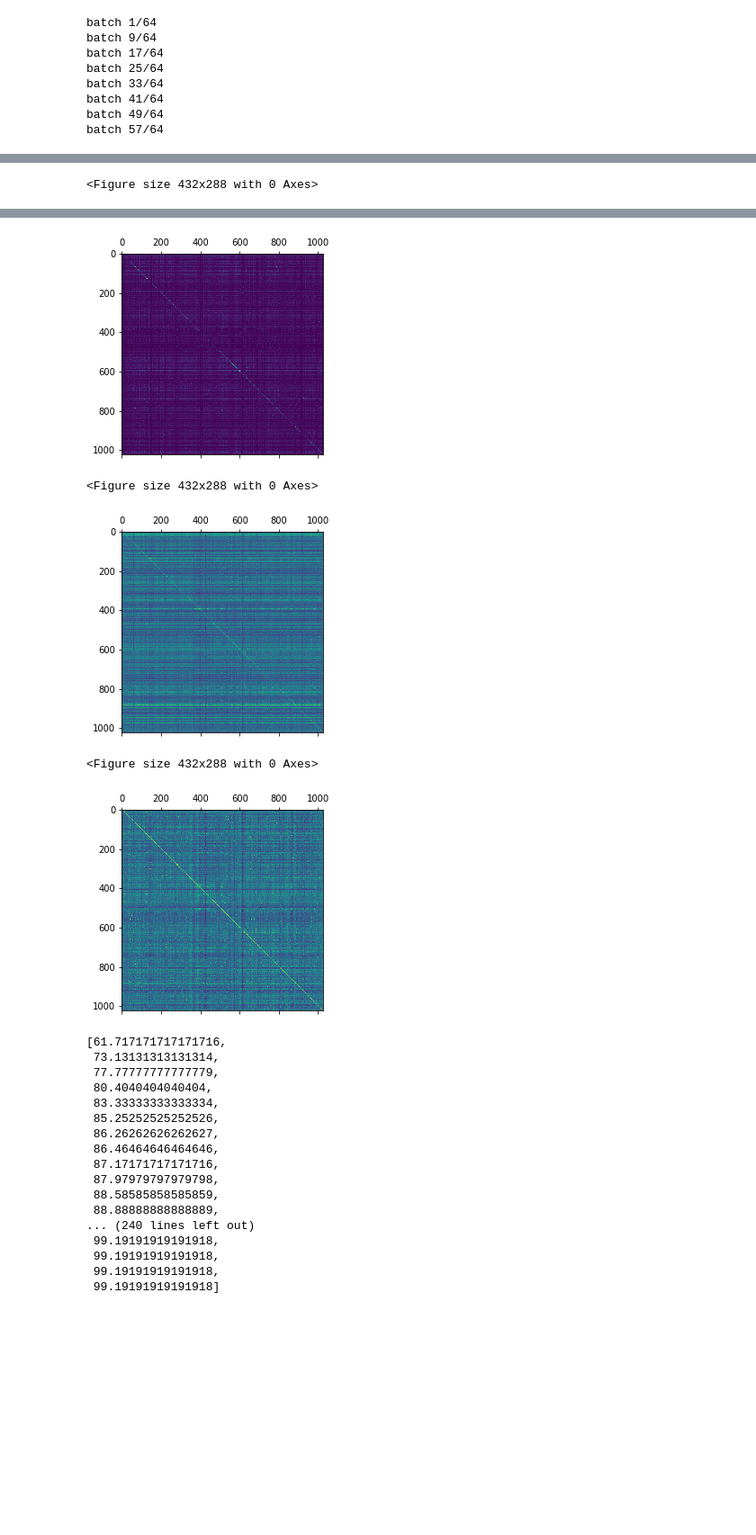
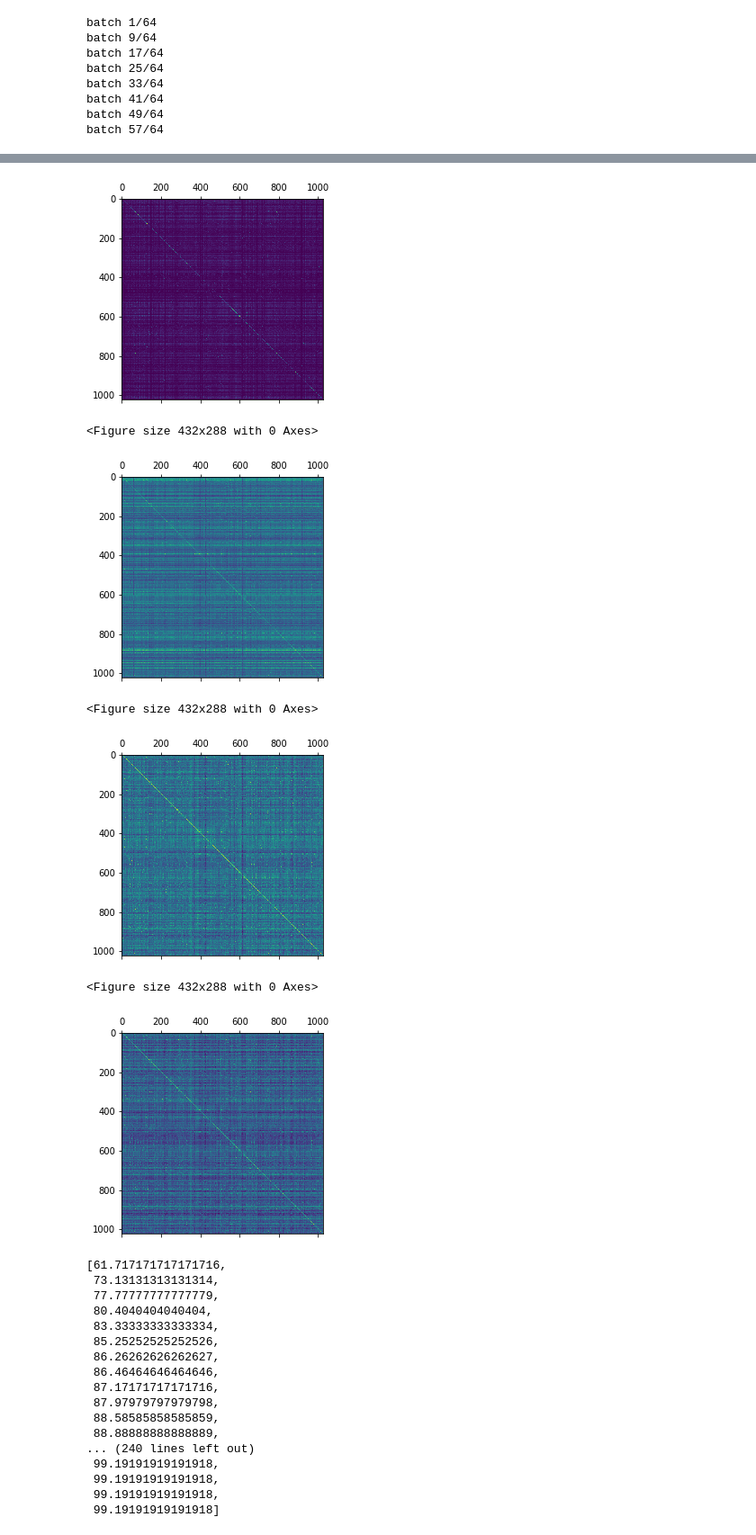
Before and after one commit to idariis/Deep-Learning-Project-E20, a Jupyter notebook: Evaluate_performance.ipynb, the cells around one changed output, grey strips where cells are left out. Shown: that part at 90% size. Saved outputs shown, nothing was run; the diff lists cells and outputs as text; code cells hidden in the pictures; blank space fills up the shorter version.

Commit message:
ændring på concatenation

```diff
--- a/Evaluate_performance.ipynb
+++ b/Evaluate_performance.ipynb
@@ -220,15 +220,27 @@ def get_BERT_similarity(data, tokenizer_name = 'bert-base-uncased', finetuned =
         input_ids = batch['P_input_ids'].to(device)
         attention_mask = batch['P_attention_mask'].to(device)
         token_type_ids = batch['P_token_type_ids'].to(device)
-        P_encoded_layers_list[i] = model(input_ids=input_ids,
+        if model_name == '91011layer-trained_on_train':
+          P_encoded_layers = model(input_ids=input_ids,
                           attention_mask=attention_mask,
-                          token_type_ids=token_type_ids, output_hidden_states = True)[0][:, 0, :] # dim =
+                          token_type_ids=token_type_ids, output_hidden_states = True)
+          P_encoded_layers_list[i] = torch.cat(tuple([P_encoded_layers.hidden_states[j] for j in [-3, -2, -1]]), dim=-1)[:, 0, :]
+        else:
+          P_encoded_layers_list[i] = model(input_ids=input_ids,
+                          attention_mask=attention_mask,
+                          token_type_ids=token_type_ids, output_hidden_states = True)[0][:, 0, :]
 
         # Make forward pass for questions
         input_ids = batch['Q_input_ids'].to(device)
         attention_mask = batch['Q_attention_mask'].to(device)
         token_type_ids = batch['Q_token_type_ids'].to(device)
-        Q_encoded_layers_list[i] = model(input_ids=input_ids,
+        if model_name == '91011layer-trained_on_train':
+          Q_encoded_layers = model(input_ids=input_ids,
+                          attention_mask=attention_mask,
+                          token_type_ids=token_type_ids, output_hidden_states = True)
+          Q_encoded_layers_list[i] = torch.cat(tuple([Q_encoded_layers.hidden_states[j] for j in [-3, -2, -1]]), dim=-1)[:, 0, :]
+        else:
+          Q_encoded_layers_list[i] = model(input_ids=input_ids,
                           attention_mask=attention_mask,
                           token_type_ids=token_type_ids, output_hidden_states = True)[0][:, 0, :]
 
@@ -306,6 +318,9 @@ acc_bert_finedtuned_train = get_accuracy_vector(k_list, sim_BERT_finetuned_train
 acc_bert_finedtuned_91011 = get_accuracy_vector(k_list, sim_BERT_finetuned_91011, question_ids, question_ids)
 acc_random = get_random_accuracy(k_list, n)
 #acc_bert_large = DPR.get_accuracy_vector(k_list, sim_BERT_large, question_ids, question_ids)
+# %%
+sim_BERT_finetuned_91011 = sim_BERT_finetuned_91011_new
+acc_bert_finedtuned_91011 = acc_bert_finedtuned_91011_new
 # %%
 #%%
 fig = plt.figure()
@@ -329,23 +344,29 @@ plt.matshow(sim_BERT)
 #plt.title('BERT no tuning')
 #plt.show()
 #plt.imsave()
-plt.savefig("drive/My Drive/deep_learning_project/figures/nofinetune_simmatrix.pdf", bbox_inches='tight')
+#plt.savefig("drive/My Drive/deep_learning_project/figures/nofinetune_simmatrix.pdf", bbox_inches='tight')
 
 fig = plt.figure()
 plt.matshow(tfidf_sim)
 #plt.title('TF-IDF')
 #plt.show()
-plt.savefig("drive/My Drive/deep_learning_project/figures/tfidf_simmatrix.pdf", bbox_inches='tight')
+#plt.savefig("drive/My Drive/deep_learning_project/figures/tfidf_simmatrix.pdf", bbox_inches='tight')
 
 fig = plt.figure()
 plt.matshow(sim_BERT_finetuned_train)
 #plt.title('Train 11th layer')
 #plt.show()
-plt.savefig("drive/My Drive/deep_learning_project/figures/layer11_simmatrix.pdf", bbox_inches='tight')
+#plt.savefig("drive/My Drive/deep_learning_project/figures/layer11_simmatrix.pdf", bbox_inches='tight')
 
 fig = plt.figure()
 plt.matshow(sim_BERT_finetuned_91011)
 #plt.title('Train 9-11th layer')
 #plt.show()
-plt.savefig("drive/My Drive/deep_learning_project/figures/concat_simmatrix.pdf", bbox_inches='tight')
+#plt.savefig("drive/My Drive/deep_learning_project/figures/concat_simmatrix.pdf", bbox_inches='tight')
+
+fig = plt.figure()
+plt.matshow(sim_BERT_finetuned_91011_new)
+#plt.title('Train 9-11th layer')
+#plt.show()
+#plt.savefig("drive/My Drive/deep_learning_project/figures/concat_simmatrix.pdf", bbox_inches='tight')
 # %% [output]
@@ -353,2 +375 @@ plt.savefig("drive/My Drive/deep_learning_project/figures/concat_simmatrix.pdf",
 [figure]
-<Figure size 432x288 with 0 Axes>
@@ -355,8 +377,10 @@ plt.savefig("drive/My Drive/deep_learning_project/figures/concat_simmatrix.pdf",
 [figure]
-<Figure size 432x288 with 0 Axes>
+<Figure size 432x288 with 0 Axes>
 [figure]
-<Figure size 432x288 with 0 Axes>
+<Figure size 432x288 with 0 Axes>
 [figure]
+<Figure size 432x288 with 0 Axes>
+[figure, added]
 # %%
 acc_bert_finedtuned_91011
 # %% [output]
```
Also changed, not shown: parts of 3 cells of this notebook.
